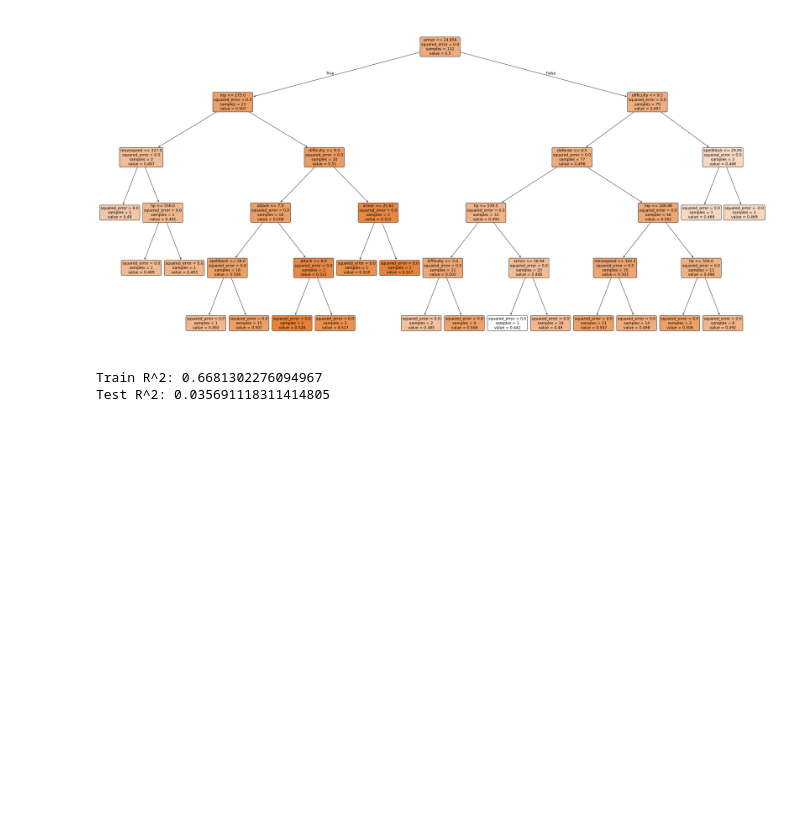
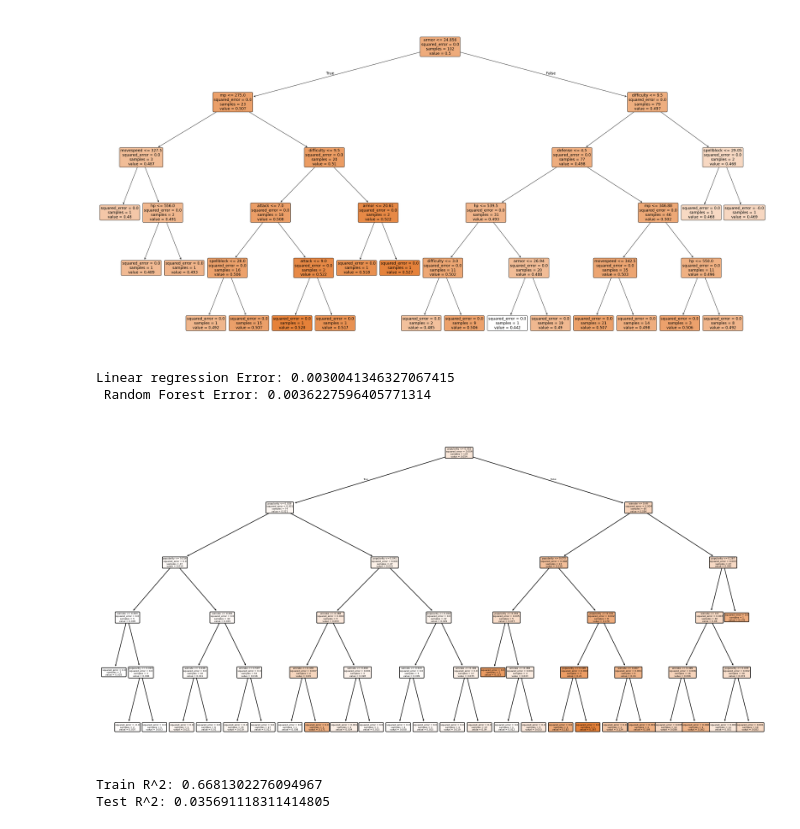
Before and after one commit to LouisFerro/LCA-LOLChampionsAnalysis, a Jupyter notebook: Calculations.ipynb, the cells around one changed output. Drawn from its saved outputs; the diff is of its cells as text; code cells hidden in the pictures; blank space fills up the shorter version.

```diff
--- a/Calculations.ipynb
+++ b/Calculations.ipynb
@@ -155,6 +156,35 @@ plot.show()
 Train R^2: 0.6289161417214454
 Test R^2: -0.08792356070661489
 [figure]
+# %%
+# 4.1/4.2
+
+X1=champions[["popularity", "winrate"]]
+y1=champions['banrate']
+X1_train, X1_test, y1_train, y1_test = train_test_split(X1, y1, test_size=0.2, random_state=42)
+
+modelTree = DecisionTreeRegressor(random_state=42, max_depth=5)
+modelTree.fit(X1_train, y1_train)
+modelforest = RandomForestRegressor(random_state=42)
+modelforest.fit(X1_train, y1_train)
+modellin = LinearRegression()
+modellin.fit(X1_train, y1_train)
+
+# Step 7: Predict the target values
+y1_predlin = modellin.predict(X1_test)
+y1_predforest = modelforest.predict(X1_test)
+# Step 8: Evaluate the model
+mselin = mean_squared_error(y1_test, y1_predlin)
+meseforest=mean_squared_error(y1_test, y1_predforest)
+print(f"Linear regression Error: {mselin} \n Random Forest Error: {meseforest}")
+
+plot.figure(figsize=(20, 10))
+plot_tree(modelTree, feature_names=X1.columns, filled=True, rounded=True)
+plot.show()
+# %% [output]
+Linear regression Error: 0.0030041346327067415
+ Random Forest Error: 0.0036227596405771314
+[figure, added]
 # %%
 # 4.2
 
```
Also changed, not shown: parts of 2 cells of this notebook, 4 other files.
